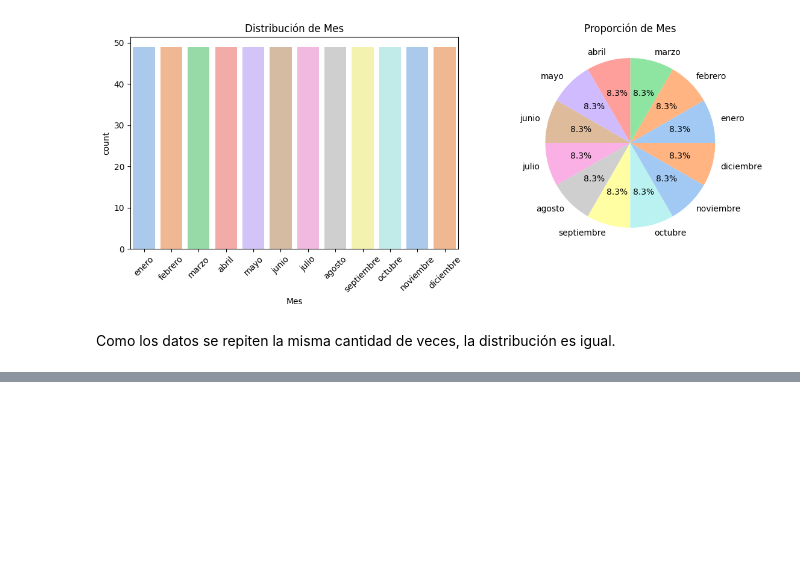
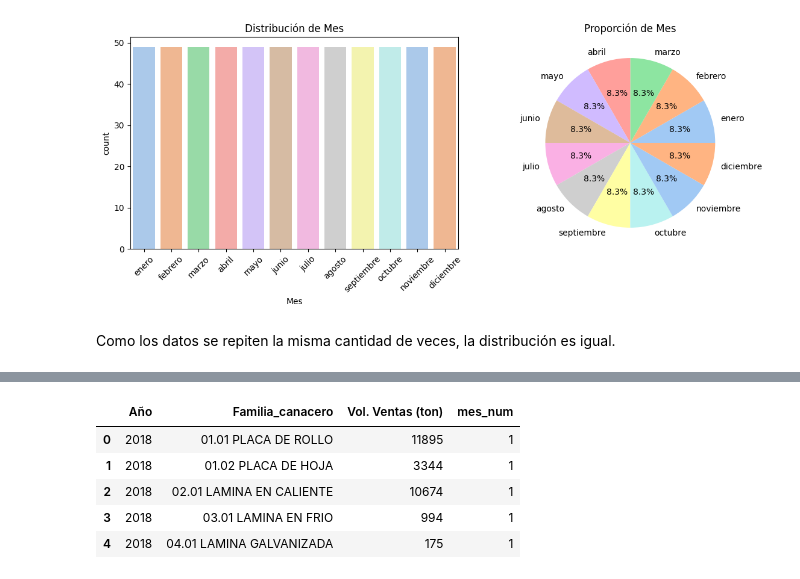
Before and after one commit to EQUIPO-6-6/Reto_Topolog-a, a Jupyter notebook: Etapa2Topologia.ipynb, the cells around one changed output, grey strips where cells are left out. Saved outputs shown, nothing was run; the diff lists cells and outputs as text; code cells hidden in the pictures; blank space fills up the shorter version.

```diff
--- a/Etapa2Topologia.ipynb
+++ b/Etapa2Topologia.ipynb
@@ -438,0 +455,11 @@ Como los datos se repiten la misma cantidad de veces, la distribución es igual.
+# %%
+final2 = final.copy()
+final2.drop(columns=['Mes','fecha'], inplace=True)
+final2.head()
+# %% [output]
+|  | Año | Familia_canacero | Vol. Ventas (ton) | mes_num |
+| 0 | 2018 | 01.01 PLACA DE ROLLO | 11895 | 1 |
+| 1 | 2018 | 01.02 PLACA DE HOJA | 3344 | 1 |
+| 2 | 2018 | 02.01 LAMINA EN CALIENTE | 10674 | 1 |
+| 3 | 2018 | 03.01 LAMINA EN FRIO | 994 | 1 |
+| 4 | 2018 | 04.01 LAMINA GALVANIZADA | 175 | 1 |
```
Also changed, not shown: parts of 3 cells of this notebook, 1 other file.
